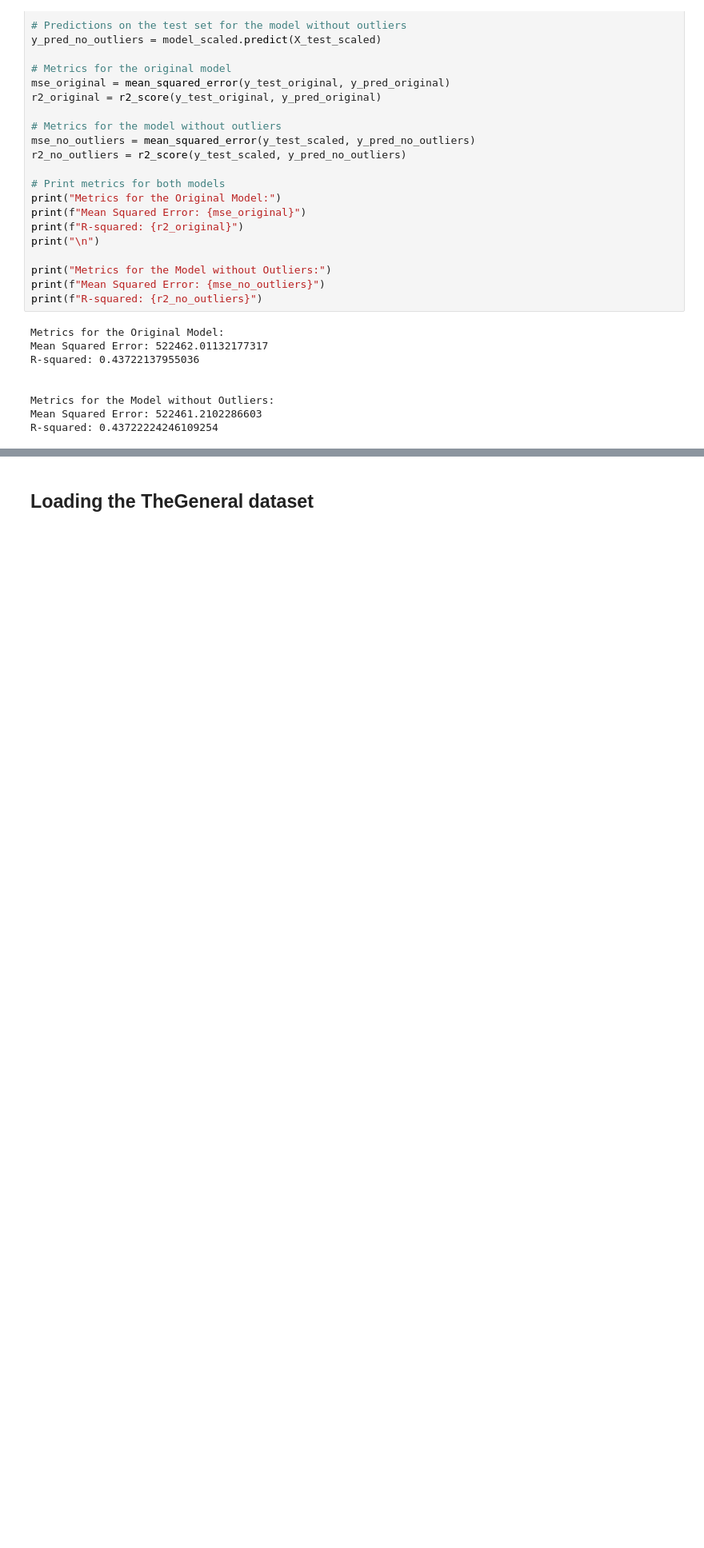
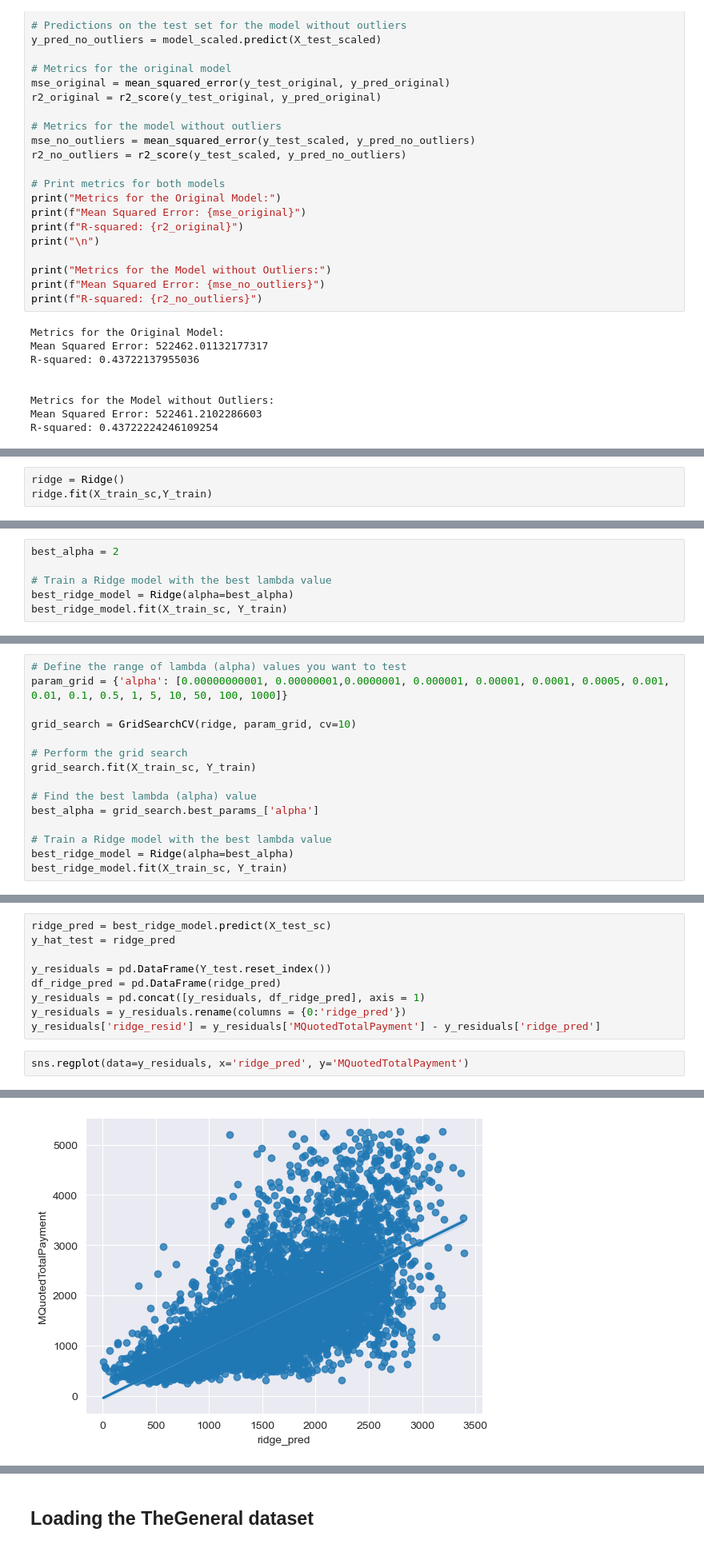
Before and after one commit to Spikes666/Final-Project-3550, a Jupyter notebook: Pr0Fin_SartinoN.ipynb, the cells around one changed output, grey strips where cells are left out. Shown at 80% size. Saved outputs shown, nothing was run; the diff lists cells and outputs as text; blank space fills up the shorter version.

```diff
--- a/Pr0Fin_SartinoN.ipynb
+++ b/Pr0Fin_SartinoN.ipynb
@@ -597,0 +803,3 @@ R-squared: 0.43722224246109254
+# %%
+ridge = Ridge()
+ridge.fit(X_train_sc,Y_train)
@@ -597,0 +808,6 @@ R-squared: 0.43722224246109254
+# %%
+best_alpha = 2
+
+# Train a Ridge model with the best lambda value
+best_ridge_model = Ridge(alpha=best_alpha)
+best_ridge_model.fit(X_train_sc, Y_train)
@@ -597,0 +880,15 @@ R-squared: 0.43722224246109254
+# %%
+# Define the range of lambda (alpha) values you want to test
+param_grid = {'alpha': [0.00000000001, 0.00000001,0.0000001, 0.000001, 0.00001, 0.0001, 0.0005, 0.001, 0.01, 0.1, 0.5, 1, 5, 10, 50, 100, 1000]}
+
+grid_search = GridSearchCV(ridge, param_grid, cv=10)
+
+# Perform the grid search
+grid_search.fit(X_train_sc, Y_train)
+
+# Find the best lambda (alpha) value
+best_alpha = grid_search.best_params_['alpha']
+
+# Train a Ridge model with the best lambda value
+best_ridge_model = Ridge(alpha=best_alpha)
+best_ridge_model.fit(X_train_sc, Y_train)
@@ -597,0 +914,12 @@ R-squared: 0.43722224246109254
+# %%
+ridge_pred = best_ridge_model.predict(X_test_sc)
+y_hat_test = ridge_pred
+
+y_residuals = pd.DataFrame(Y_test.reset_index())
+df_ridge_pred = pd.DataFrame(ridge_pred)
+y_residuals = pd.concat([y_residuals, df_ridge_pred], axis = 1)
+y_residuals = y_residuals.rename(columns = {0:'ridge_pred'})
+y_residuals['ridge_resid'] = y_residuals['MQuotedTotalPayment'] - y_residuals['ridge_pred']
+# %%
+sns.regplot(data=y_residuals, x='ridge_pred', y='MQuotedTotalPayment')
+# %% [output]
@@ -598 +927,2 @@ R-squared: 0.43722224246109254
+[figure, added]
 # %% [markdown]
```
Also changed, not shown: parts of 23 cells of this notebook.
